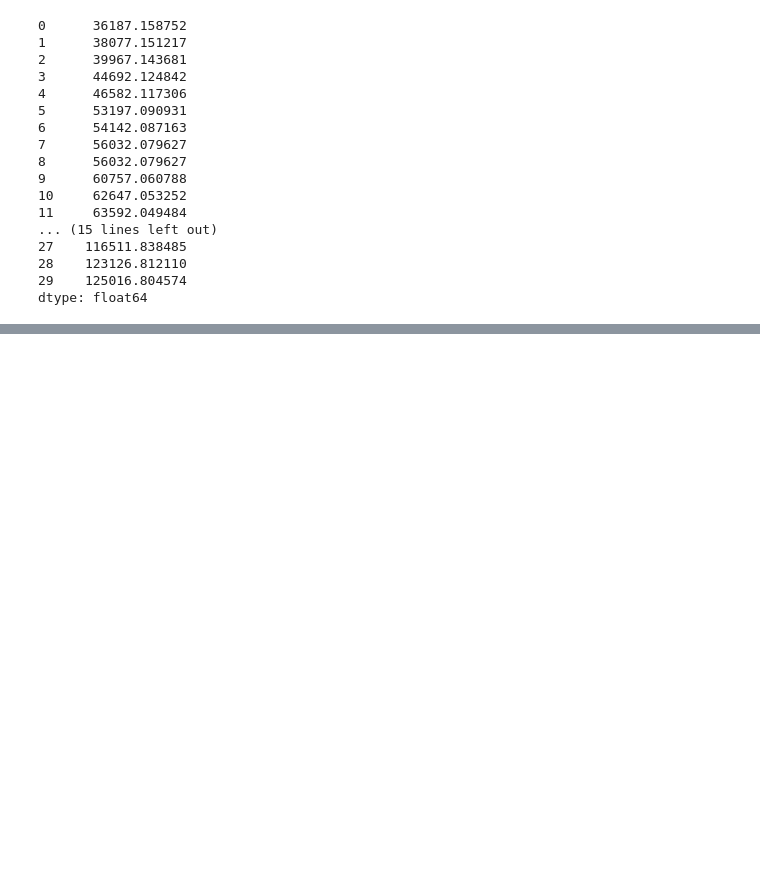
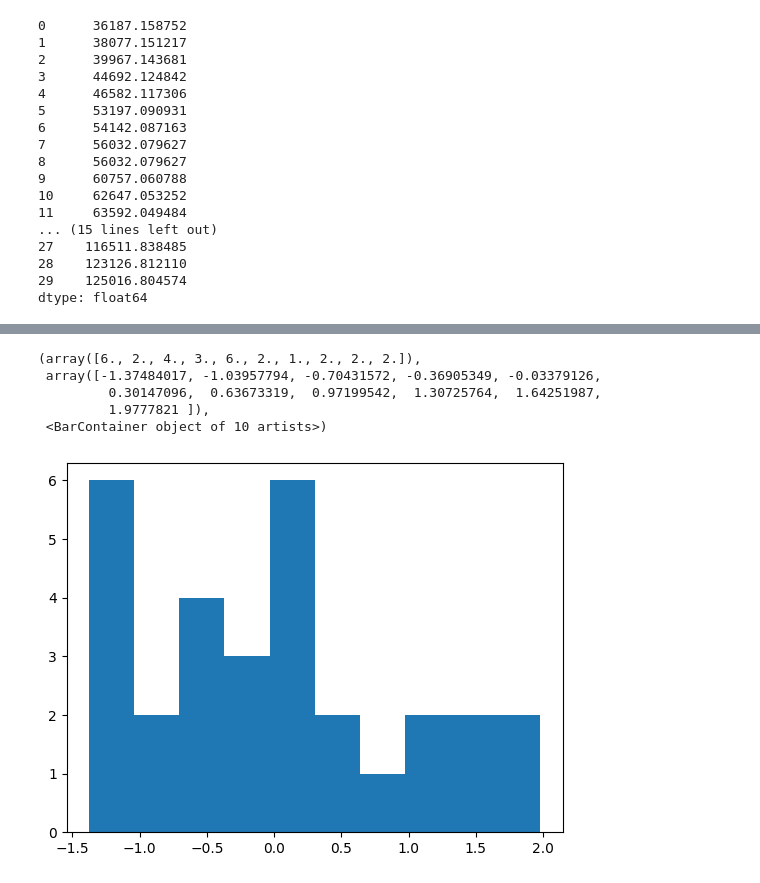
Before and after one commit to sinku29/Data-Science-Assignment, a Jupyter notebook: Salary_data_Assignment.ipynb, the cells around one changed output, grey strips where cells are left out. Drawn from its saved outputs; the diff is of its cells as text; code cells hidden in the pictures; blank space fills up the shorter version.

```diff
--- a/Salary_data_Assignment.ipynb
+++ b/Salary_data_Assignment.ipynb
@@ -151,0 +199,9 @@ dtype: float64
+# %%
+plt.hist(model.resid_pearson)
+# %% [output]
+(array([6., 2., 4., 3., 6., 2., 1., 2., 2., 2.]),
+ array([-1.37484017, -1.03957794, -0.70431572, -0.36905349, -0.03379126,
+         0.30147096,  0.63673319,  0.97199542,  1.30725764,  1.64251987,
+         1.9777821 ]),
+ <BarContainer object of 10 artists>)
+[figure, added]
```
Also changed, not shown: parts of 8 cells of this notebook.
